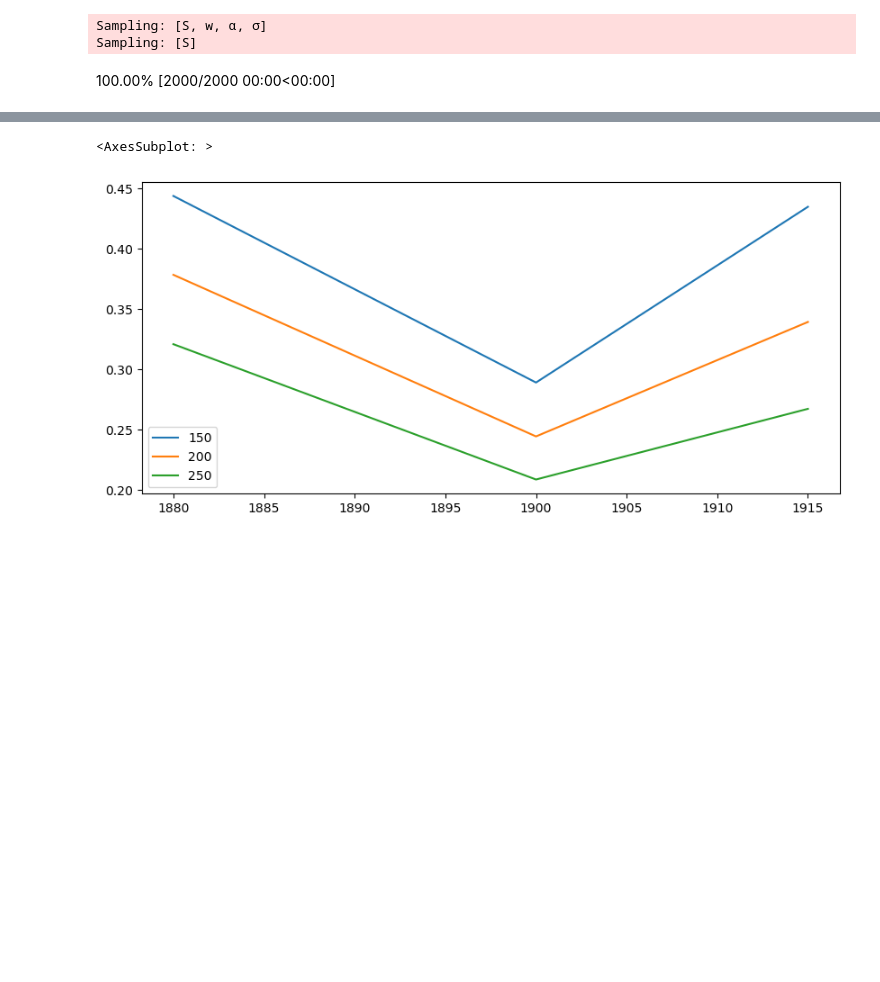
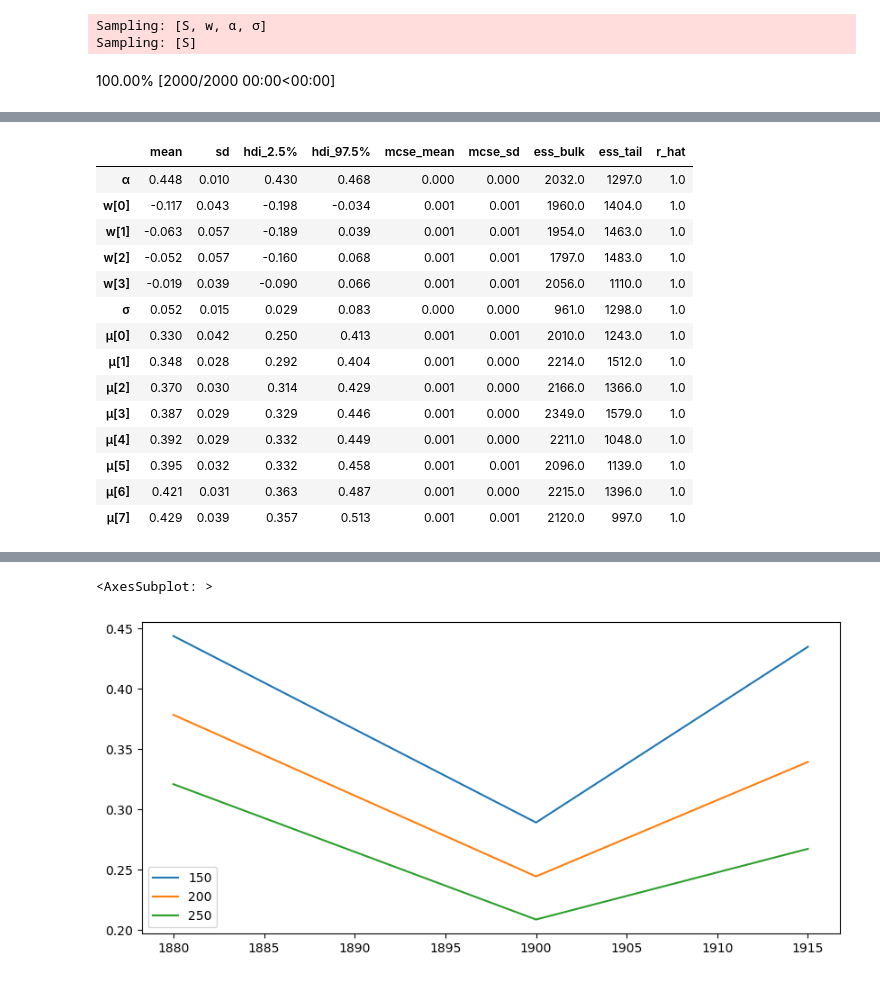
Before and after one commit to AnttiHaerkoenen/spatial_segregation, a Jupyter notebook: notebooks/segregation_change_1880-1915.ipynb, the cells around one changed output, grey strips where cells are left out. Drawn from its saved outputs; the diff is of its cells as text; code cells hidden in the pictures; blank space fills up the shorter version.

```diff
--- a/notebooks/segregation_change_1880-1915.ipynb
+++ b/notebooks/segregation_change_1880-1915.ipynb
@@ -718,0 +755,18 @@ NUTS: [α, w, σ]
+# %%
+az.summary(idata_areas['Vyborg suburb'], hdi_prob=0.95)
+# %% [output]
+|  | mean | sd | hdi_2.5% | hdi_97.5% | mcse_mean | mcse_sd | ess_bulk | ess_tail | r_hat |
+| α | 0.448 | 0.010 | 0.430 | 0.468 | 0.000 | 0.000 | 2032.0 | 1297.0 | 1.0 |
+| w[0] | -0.117 | 0.043 | -0.198 | -0.034 | 0.001 | 0.001 | 1960.0 | 1404.0 | 1.0 |
+| w[1] | -0.063 | 0.057 | -0.189 | 0.039 | 0.001 | 0.001 | 1954.0 | 1463.0 | 1.0 |
+| w[2] | -0.052 | 0.057 | -0.160 | 0.068 | 0.001 | 0.001 | 1797.0 | 1483.0 | 1.0 |
+| w[3] | -0.019 | 0.039 | -0.090 | 0.066 | 0.001 | 0.001 | 2056.0 | 1110.0 | 1.0 |
+| σ | 0.052 | 0.015 | 0.029 | 0.083 | 0.000 | 0.000 | 961.0 | 1298.0 | 1.0 |
+| μ[0] | 0.330 | 0.042 | 0.250 | 0.413 | 0.001 | 0.001 | 2010.0 | 1243.0 | 1.0 |
+| μ[1] | 0.348 | 0.028 | 0.292 | 0.404 | 0.001 | 0.000 | 2214.0 | 1512.0 | 1.0 |
+| μ[2] | 0.370 | 0.030 | 0.314 | 0.429 | 0.001 | 0.000 | 2166.0 | 1366.0 | 1.0 |
+| μ[3] | 0.387 | 0.029 | 0.329 | 0.446 | 0.001 | 0.000 | 2349.0 | 1579.0 | 1.0 |
+| μ[4] | 0.392 | 0.029 | 0.332 | 0.449 | 0.001 | 0.000 | 2211.0 | 1048.0 | 1.0 |
+| μ[5] | 0.395 | 0.032 | 0.332 | 0.458 | 0.001 | 0.001 | 2096.0 | 1139.0 | 1.0 |
+| μ[6] | 0.421 | 0.031 | 0.363 | 0.487 | 0.001 | 0.000 | 2215.0 | 1396.0 | 1.0 |
+| μ[7] | 0.429 | 0.039 | 0.357 | 0.513 | 0.001 | 0.001 | 2120.0 | 997.0 | 1.0 |
```
Also changed, not shown: parts of 18 cells of this notebook, 10 other files.
